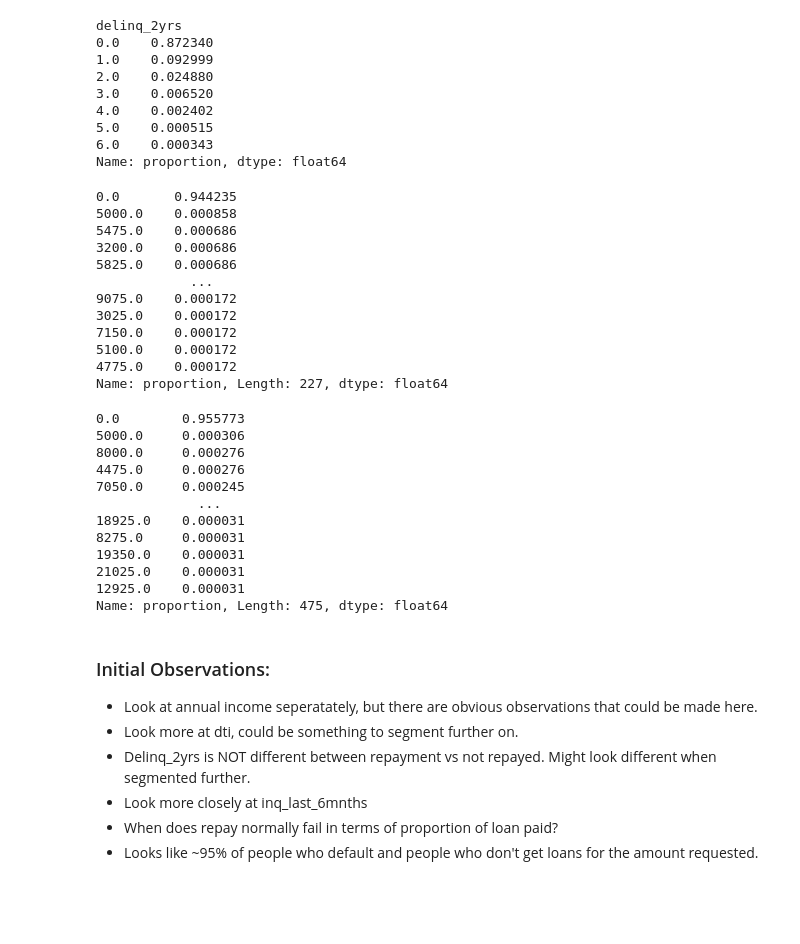
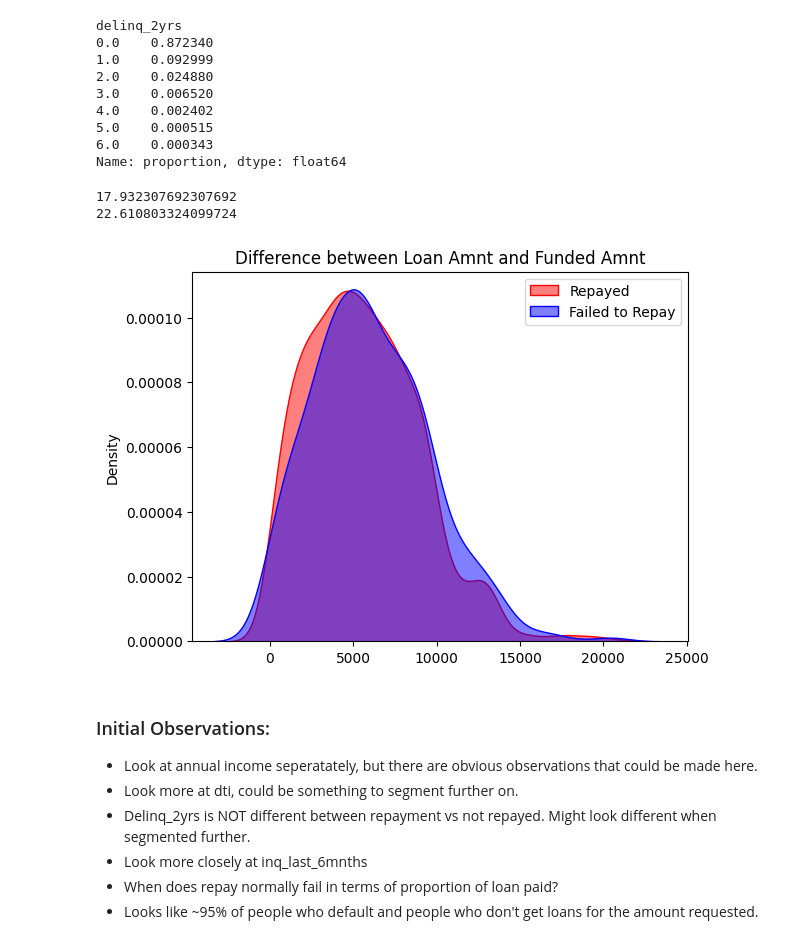
Before and after one commit to corinne-sandor/loan_repayment, a Jupyter notebook: notebooks/analysis.ipynb, the cells around one changed output. Drawn from its saved outputs; the diff is of its cells as text; code cells hidden in the pictures; blank space fills up the shorter version.

```diff
--- a/notebooks/analysis.ipynb
+++ b/notebooks/analysis.ipynb
@@ -284,37 +209,24 @@ delinq_2yrs
 6.0    0.000343
 Name: proportion, dtype: float64
 # %%
-x = data_repay_fail.loan_amnt - data_repay_fail.funded_amnt
-x.value_counts(normalize=True)
+fail_diff_loan_funded = df_repay_fail.loan_amnt - df_repay_fail.funded_amnt
+repayed_diff_loan_funded = df_repayed.loan_amnt - df_repayed.funded_amnt
+#x.value_counts(normalize=True)
-# %% [output]
-0.0       0.944235
-5000.0    0.000858
-5475.0    0.000686
-3200.0    0.000686
-5825.0    0.000686
-            ...
-9075.0    0.000172
-3025.0    0.000172
-7150.0    0.000172
-5100.0    0.000172
-4775.0    0.000172
-Name: proportion, Length: 227, dtype: float64
-# %%
-x = data_repayed.loan_amnt - data_repayed.funded_amnt
-x.value_counts(normalize=True)
-# %% [output]
-0.0        0.955773
-5000.0     0.000306
-8000.0     0.000276
-4475.0     0.000276
-7050.0     0.000245
-             ...
-18925.0    0.000031
-8275.0     0.000031
-19350.0    0.000031
-21025.0    0.000031
-12925.0    0.000031
-Name: proportion, Length: 475, dtype: float64
+# %%
+print(len(x)/len(x[x>1]))
+
+print(len(b)/len(b[b>1]))
+# %% [output]
+17.932307692307692
+22.610803324099724
+# %%
+sns.kdeplot(data=b[b>1],color='red', alpha=0.5, common_grid = True, fill = True)
+sns.kdeplot(data=x[x>1],color='blue', alpha=0.5, common_grid = True, fill = True)
+plt.legend(['Repayed', 'Failed to Repay'])
+plt.title('Difference between Loan Amnt and Funded Amnt')
+plt.show()
+# %% [output]
+[figure, added]
 # %% [markdown]
 ### Initial Observations:
 
```
Also changed, not shown: parts of 44 cells of this notebook, 8 other files.
